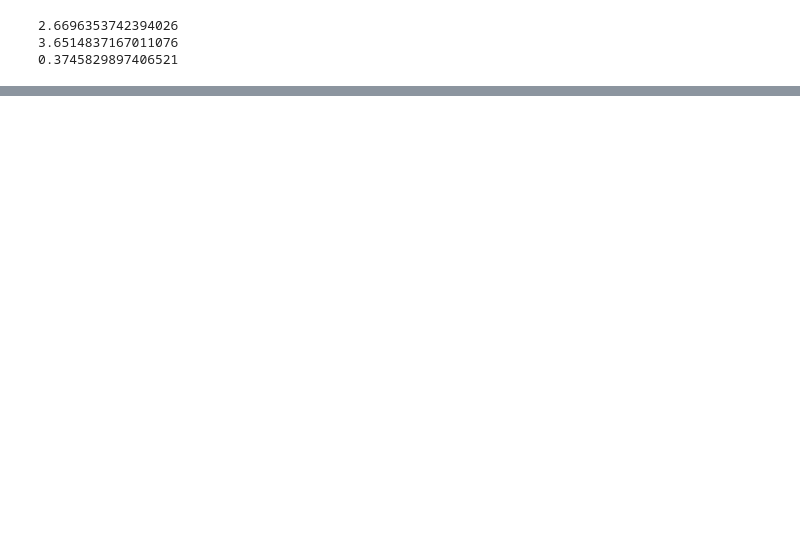
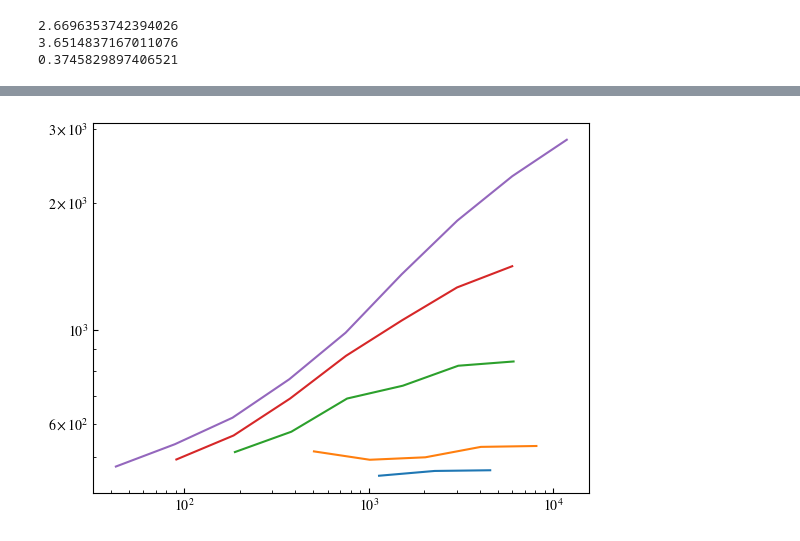
Before and after one commit to HugoLeRoy94/Analyze, a Jupyter notebook: fixed_density/ISF.ipynb, the cells around one changed output, grey strips where cells are left out. Cells and saved outputs as stored; diff of their text form; code cells hidden in the pictures; blank space fills up the shorter version.

```diff
--- a/fixed_density/ISF.ipynb
+++ b/fixed_density/ISF.ipynb
@@ -68,0 +95,35 @@ for isf in ISFs:
+# %%
+time_shifts = list()
+for name in Names:
+    time_shift = Data_Treatement(media+density+name+'.hdf',data_type='Time_shift')
+    time_shifts.append( np.mean(time_shift.data,axis=0))
+# %%
+#s_exp = lambda t,A,alpha,tau : A*np.exp(-(t/tau)**alpha) if alpha>0 else 0
+def s_exp (t,A,alpha,tau):
+    if tau>0 and A<=1.5:
+        return A*np.exp(-(t/tau)**alpha)
+    else:
+        return 0.
+params = list()
+for isf in isfs:
+    param=list()
+    i=0
+    for time,data in zip(isf.binned_time,isf.average_data):
+        #print(time)
+        #print(isf)
+        s = pd.Series(data)
+        # Use linear interpolation to fill NaNs
+        s = s.interpolate(method='linear')
+        # Convert back to a numpy array if needed
+        data = s.to_numpy()
+        popt,pconv = curve_fit(s_exp,time,data,p0 = (1,1,1000))
+        param.append(popt)
+    param= np.array(param)
+    params.append(param)
+# %%
+for time_shift,param in zip(time_shifts,params):
+    plt.plot(time_shift[1:],param[1:,2])
+plt.yscale('log')
+plt.xscale('log')
+# %% [output]
+[figure, added]
```
Also changed, not shown: parts of 7 cells of this notebook, 6 other files.
